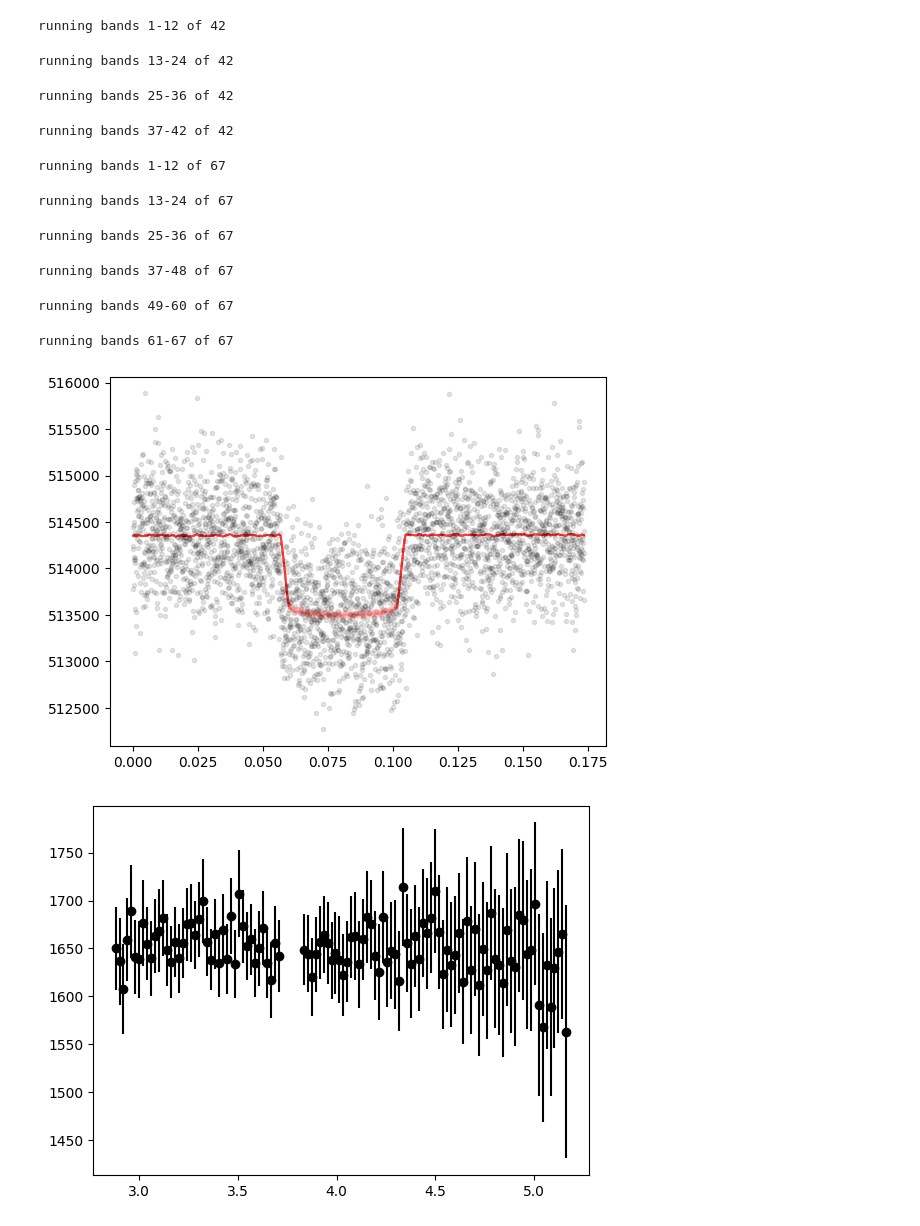
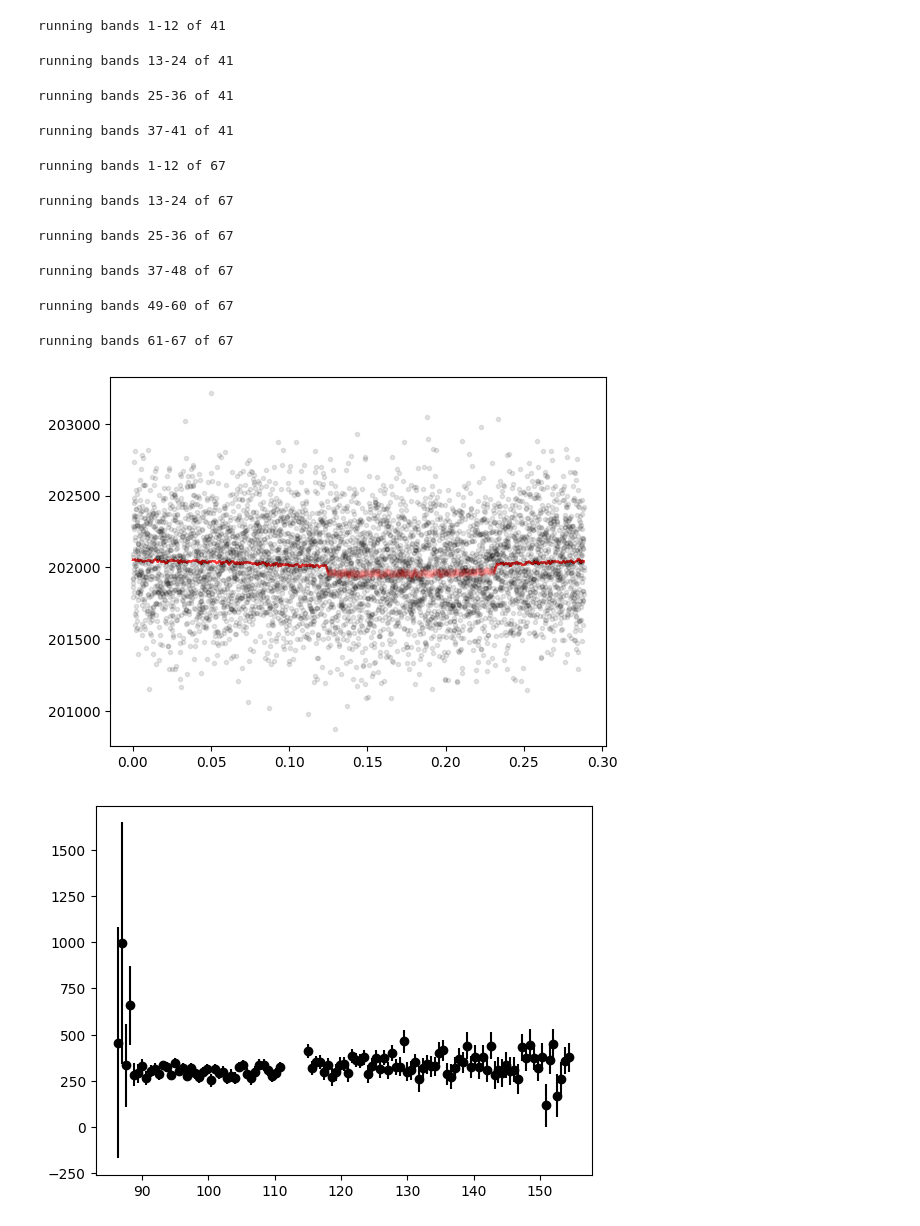
Before and after one commit to tagordon/fitspec3, a Jupyter notebook: demo.ipynb, the cells around one changed output. Saved outputs shown, nothing was run; the diff lists cells and outputs as text; code cells hidden in the pictures.

```diff
--- a/demo.ipynb
+++ b/demo.ipynb
@@ -70,14 +70,14 @@ def fit_wrapper(base_dirs, prefixes, detector):
         nproc=2,
         save_chains=False,
         return_chains=True,
-        polyorder=1,
+        polyorder=2,
         progress=True
     )
 
     return joint_results
 # %%
-target = '175.01'
-visits = ['T1', 'T2']
+target = '402.01'
+visits = ['T1']
 basedir = '/Users/tylergordon/research/compass/targets/'
 
 basedirs = [basedir + target + '/' + v + '/reduction/stage3/' for v in visits]
@@ -110,7 +110,7 @@ from fit import fit_joint_spec
 
 fit_spec_wrapper = lambda result: fit_joint_spec(
     result,
-    wav_per_bin=0.02,
+    pix_per_bin=30,
     samples=100,
     burnin=50,
     nproc=12,
@@ -118,17 +118,17 @@ fit_spec_wrapper = lambda result: fit_joint_spec(
     save_chains=False,
     return_chains=True,
     gp=False,
-    polyorder=1,
+    #polyorder=2,
     progress=True
 )
 
 results_spec_nrs1 = fit_spec_wrapper(result_nrs1)
 results_spec_nrs2 = fit_spec_wrapper(result_nrs2)
 # %% [output]
-running bands 1-12 of 42
+running bands 1-12 of 41
-running bands 13-24 of 42
+running bands 13-24 of 41
-running bands 25-36 of 42
+running bands 25-36 of 41
-running bands 37-42 of 42
+running bands 37-41 of 41
 running bands 1-12 of 67
 running bands 13-24 of 67
 running bands 25-36 of 67
@@ -138,22 +138,22 @@ running bands 61-67 of 67
 # %%
 import imp
 import fit
 imp.reload(plot_utils)
 from plot_utils import get_spec_models
 
 # this is the index of the spectral bin you want to plot
-ind = 3
+ind = 28
 # this is the index of the transit for the multi-transit case (i.e. 0=first transit, 1=second transit, etc)
 tind = 0
 
 trans, sys, f = get_spec_models(results_spec_nrs2, ind, tind, nsamples=200)
 time = results_spec_nrs2['wl_results'][tind]['time']
 lc = results_spec_nrs2['lightcurves'][tind][:, ind]
 mask = results_spec_nrs2['wl_results'][tind]['mask']
 plt.plot(time[~mask], lc[~mask], '.', color='k', alpha=0.1)
 plt.plot(time[~mask], trans.T + sys.T, 'r', alpha=0.01);
 # %% [output]
-[figure, old version]
+[figure, new version]
 # %%
 for chains, wavs in zip([results_spec_nrs1['chains'], results_spec_nrs2['chains']], [results_spec_nrs1['wavs'], results_spec_nrs2['wavs']]):
     dep = np.array([np.mean(r.get_chain()[:, :, -3], axis=(0, 1)) for r in chains])
@@ -161,6 +161,6 @@ for chains, wavs in zip([results_spec_nrs1['chains'], results_spec_nrs2['chains'
     plt.plot(wavs, dep**2 * 1e6, 'o', color='k')
     plt.errorbar(wavs, dep ** 2 * 1e6, yerr=2 * dep * dep_err * 1e6, ls='none', color='k')
 # %% [output]
-[figure, old version]
+[figure, new version]
 # %%
 result_nrs1[0]['detrending_vectors'].shape
```
Also changed, not shown: parts of 2 cells of this notebook, 2 other files.
